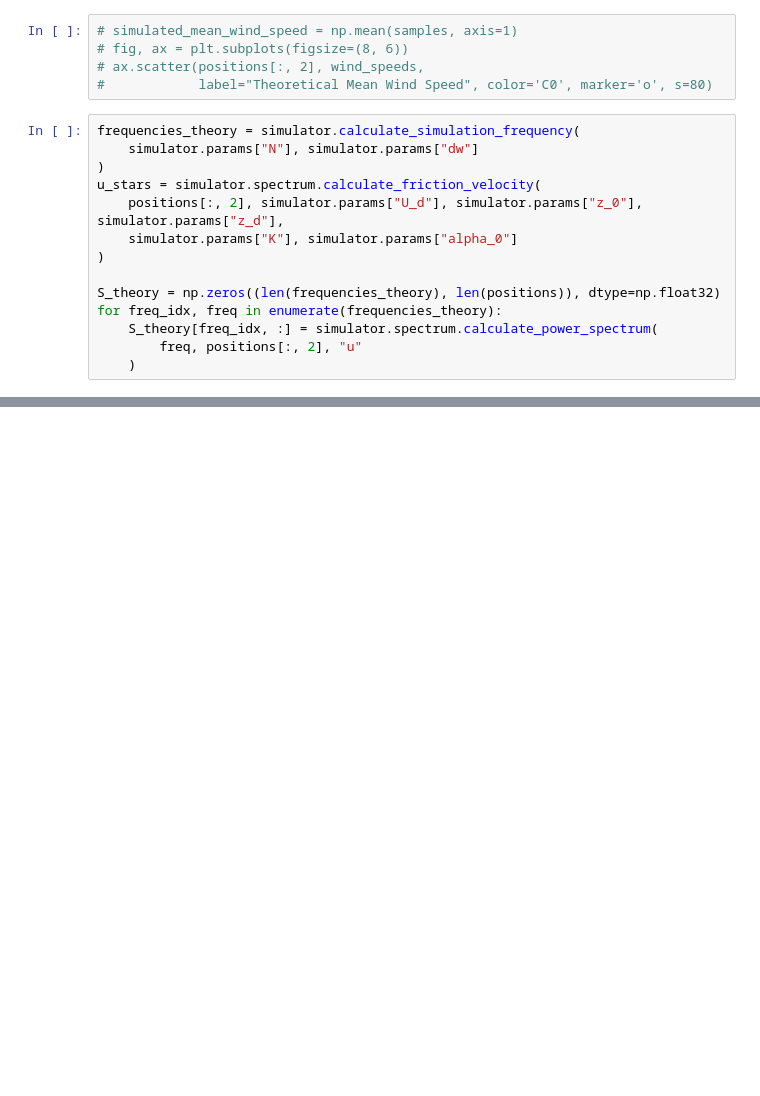
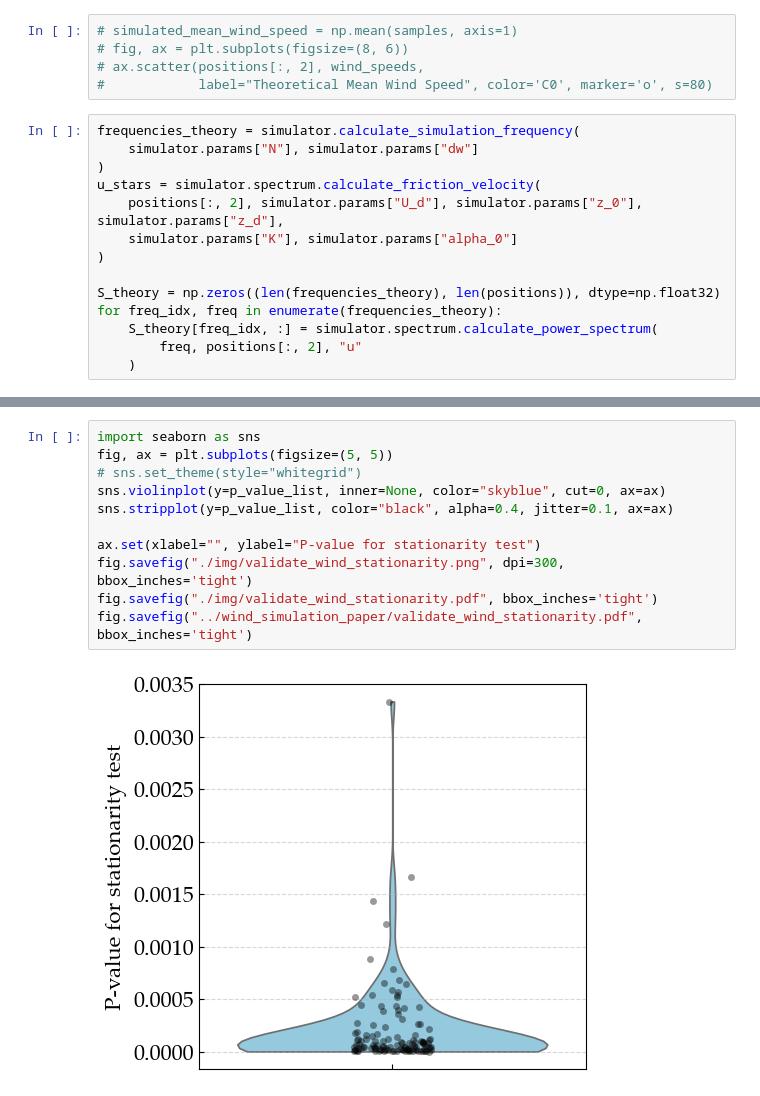
Before and after one commit to NanxiiChen/wind-simulation-GPU, a Jupyter notebook: examples/validate_cross_correlation.ipynb, the cells around one changed output, grey strips where cells are left out. Saved outputs shown, nothing was run; the diff lists cells and outputs as text; blank space fills up the shorter version.

```diff
--- a/examples/validate_cross_correlation.ipynb
+++ b/examples/validate_cross_correlation.ipynb
@@ -104 +178,14 @@ for freq_idx, freq in enumerate(frequencies_theory):
+# %%
+import seaborn as sns
+fig, ax = plt.subplots(figsize=(5, 5))
+# sns.set_theme(style="whitegrid")
+sns.violinplot(y=p_value_list, inner=None, color="skyblue", cut=0, ax=ax)
+sns.stripplot(y=p_value_list, color="black", alpha=0.4, jitter=0.1, ax=ax)
+
+ax.set(xlabel="", ylabel="P-value for stationarity test")
+fig.savefig("./img/validate_wind_stationarity.png", dpi=300, bbox_inches='tight')
+fig.savefig("./img/validate_wind_stationarity.pdf", bbox_inches='tight')
+fig.savefig("../wind_simulation_paper/validate_wind_stationarity.pdf", bbox_inches='tight')
+# %% [output]
+[figure, added]
 # %%
```
Also changed, not shown: parts of 14 cells of this notebook, 16 other files.
